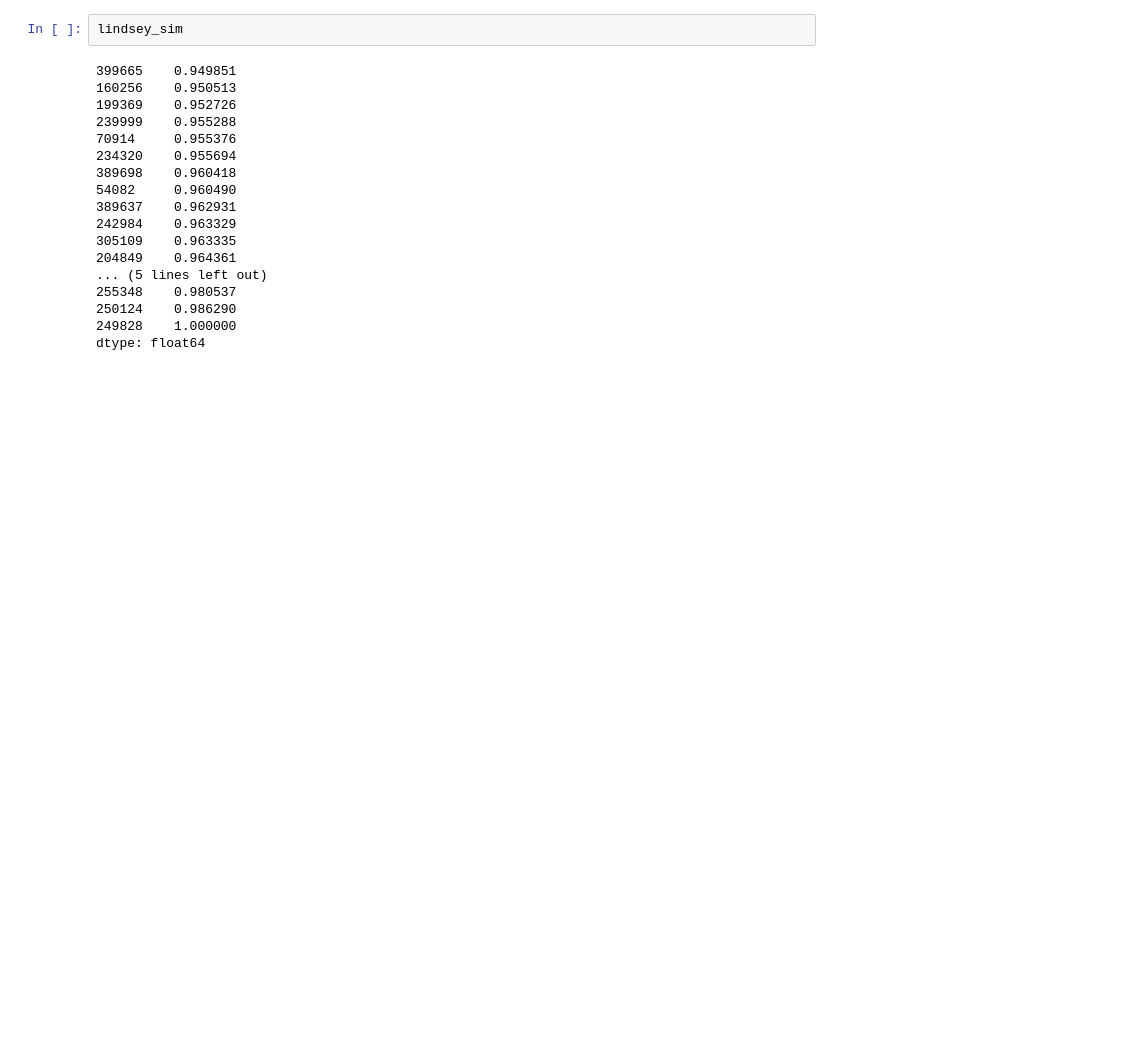
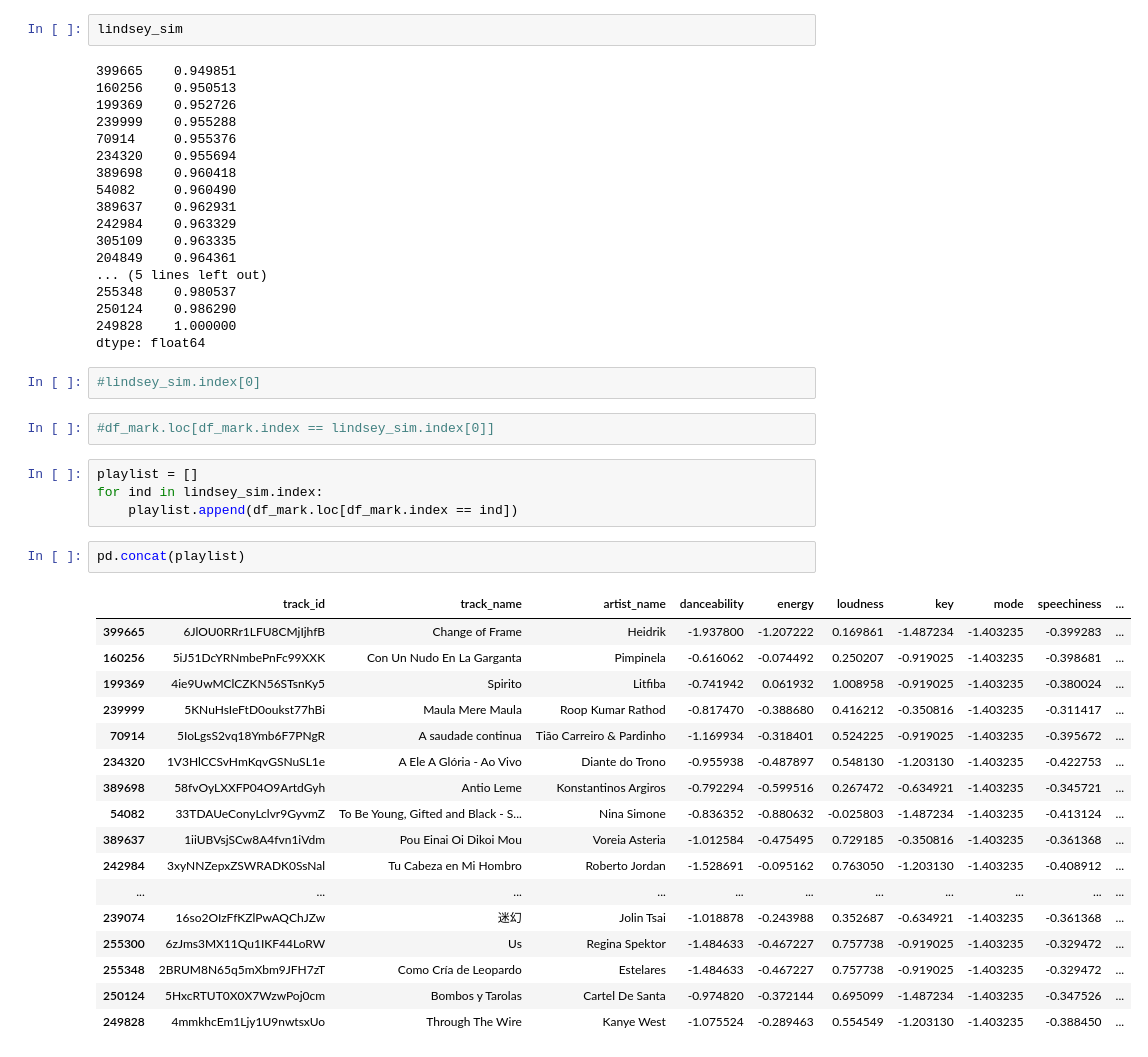
Before and after one commit to reedmartinson0405/Music-Rec-System, a Jupyter notebook: notebooks/Cosine_Similarity_Notebook.ipynb, the cells around one changed output. Drawn from its saved outputs; the diff is of its cells as text; blank space fills up the shorter version.

```diff
--- a/notebooks/Cosine_Similarity_Notebook.ipynb
+++ b/notebooks/Cosine_Similarity_Notebook.ipynb
@@ -176,3 +176,31 @@ lindsey_sim
 250124    0.986290
 249828    1.000000
 dtype: float64
+# %%
+#lindsey_sim.index[0]
+# %%
+#df_mark.loc[df_mark.index == lindsey_sim.index[0]]
+# %%
+playlist = []
+for ind in lindsey_sim.index:
+    playlist.append(df_mark.loc[df_mark.index == ind])
+# %%
+pd.concat(playlist)
+# %% [output]
+|  | track_id | track_name | artist_name | danceability | energy | loudness | key | mode | speechiness | ... |
+| 399665 | 6JlOU0RRr1LFU8CMjIjhfB | Change of Frame | Heidrik | -1.937800 | -1.207222 | 0.169861 | -1.487234 | -1.403235 | -0.399283 | ... |
+| 160256 | 5iJ51DcYRNmbePnFc99XXK | Con Un Nudo En La Garganta | Pimpinela | -0.616062 | -0.074492 | 0.250207 | -0.919025 | -1.403235 | -0.398681 | ... |
+| 199369 | 4ie9UwMClCZKN56STsnKy5 | Spirito | Litfiba | -0.741942 | 0.061932 | 1.008958 | -0.919025 | -1.403235 | -0.380024 | ... |
+| 239999 | 5KNuHsIeFtD0oukst77hBi | Maula Mere Maula | Roop Kumar Rathod | -0.817470 | -0.388680 | 0.416212 | -0.350816 | -1.403235 | -0.311417 | ... |
+| 70914 | 5IoLgsS2vq18Ymb6F7PNgR | A saudade continua | Tião Carreiro & Pardinho | -1.169934 | -0.318401 | 0.524225 | -0.919025 | -1.403235 | -0.395672 | ... |
+| 234320 | 1V3HlCCSvHmKqvGSNuSL1e | A Ele A Glória - Ao Vivo | Diante do Trono | -0.955938 | -0.487897 | 0.548130 | -1.203130 | -1.403235 | -0.422753 | ... |
+| 389698 | 58fvOyLXXFP04O9ArtdGyh | Antio Leme | Konstantinos Argiros | -0.792294 | -0.599516 | 0.267472 | -0.634921 | -1.403235 | -0.345721 | ... |
+| 54082 | 33TDAUeConyLclvr9GyvmZ | To Be Young, Gifted and Black - S... | Nina Simone | -0.836352 | -0.880632 | -0.025803 | -1.487234 | -1.403235 | -0.413124 | ... |
+| 389637 | 1iiUBVsjSCw8A4fvn1iVdm | Pou Einai Oi Dikoi Mou | Voreia Asteria | -1.012584 | -0.475495 | 0.729185 | -0.350816 | -1.403235 | -0.361368 | ... |
+| 242984 | 3xyNNZepxZSWRADK0SsNal | Tu Cabeza en Mi Hombro | Roberto Jordan | -1.528691 | -0.095162 | 0.763050 | -1.203130 | -1.403235 | -0.408912 | ... |
+| ... | ... | ... | ... | ... | ... | ... | ... | ... | ... | ... |
+| 239074 | 16so2OIzFfKZlPwAQChJZw | 迷幻 | Jolin Tsai | -1.018878 | -0.243988 | 0.352687 | -0.634921 | -1.403235 | -0.361368 | ... |
+| 255300 | 6zJms3MX11Qu1IKF44LoRW | Us | Regina Spektor | -1.484633 | -0.467227 | 0.757738 | -0.919025 | -1.403235 | -0.329472 | ... |
+| 255348 | 2BRUM8N65q5mXbm9JFH7zT | Como Cría de Leopardo | Estelares | -1.484633 | -0.467227 | 0.757738 | -0.919025 | -1.403235 | -0.329472 | ... |
+| 250124 | 5HxcRTUT0X0X7WzwPoj0cm | Bombos y Tarolas | Cartel De Santa | -0.974820 | -0.372144 | 0.695099 | -1.487234 | -1.403235 | -0.347526 | ... |
+| 249828 | 4mmkhcEm1Ljy1U9nwtsxUo | Through The Wire | Kanye West | -1.075524 | -0.289463 | 0.554549 | -1.203130 | -1.403235 | -0.388450 | ... |
```
Also changed, not shown: 2 other files.
